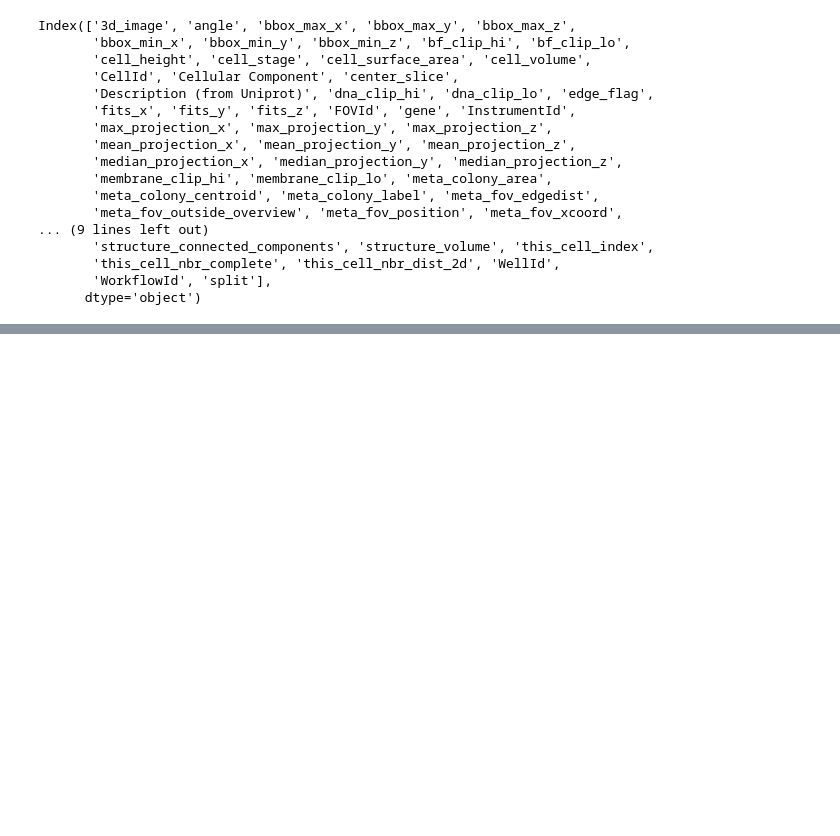
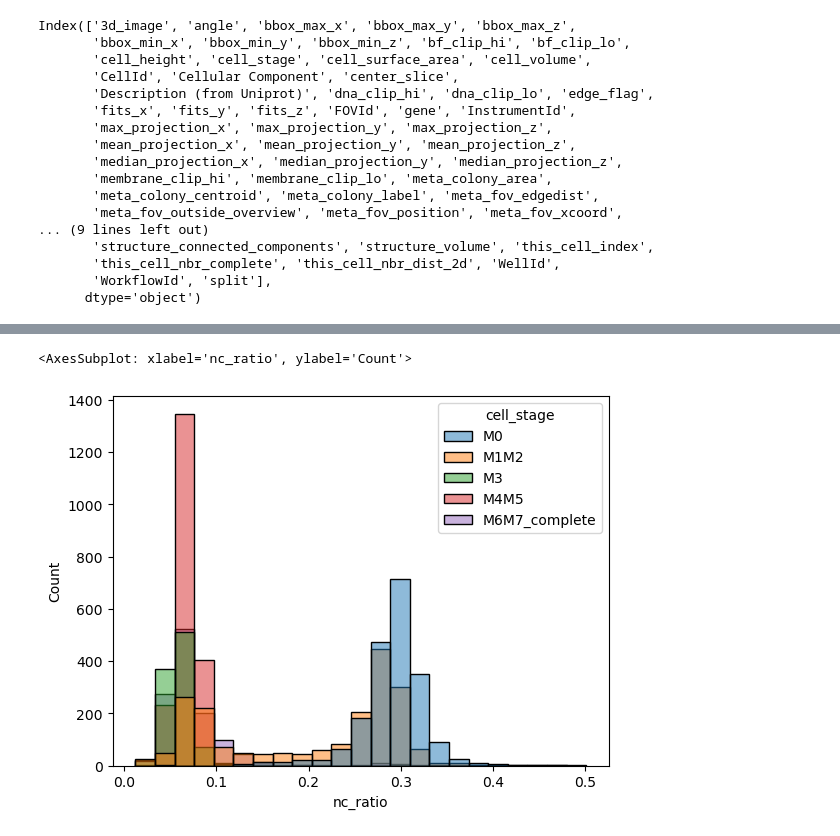
Before and after one commit to cwinsnes/cytodata-hackathon-base, a Jupyter notebook: pseudotime/pseudotime_analysis.ipynb, the cells around one changed output, grey strips where cells are left out. Saved outputs shown, nothing was run; the diff lists cells and outputs as text; code cells hidden in the pictures; blank space fills up the shorter version.

```diff
--- a/pseudotime/pseudotime_analysis.ipynb
+++ b/pseudotime/pseudotime_analysis.ipynb
@@ -88,0 +112,6 @@ sc.pl.umap(obj, color=['leiden','cell_stage'])
+# %%
+data['nc_ratio'] = data['nuclear_volume'] / data['cell_volume']
+sns.histplot(data=data,x='nc_ratio',hue='cell_stage')
+# %% [output]
+<AxesSubplot: xlabel='nc_ratio', ylabel='Count'>
+[figure, added]
```
Also changed, not shown: parts of 12 cells of this notebook.
